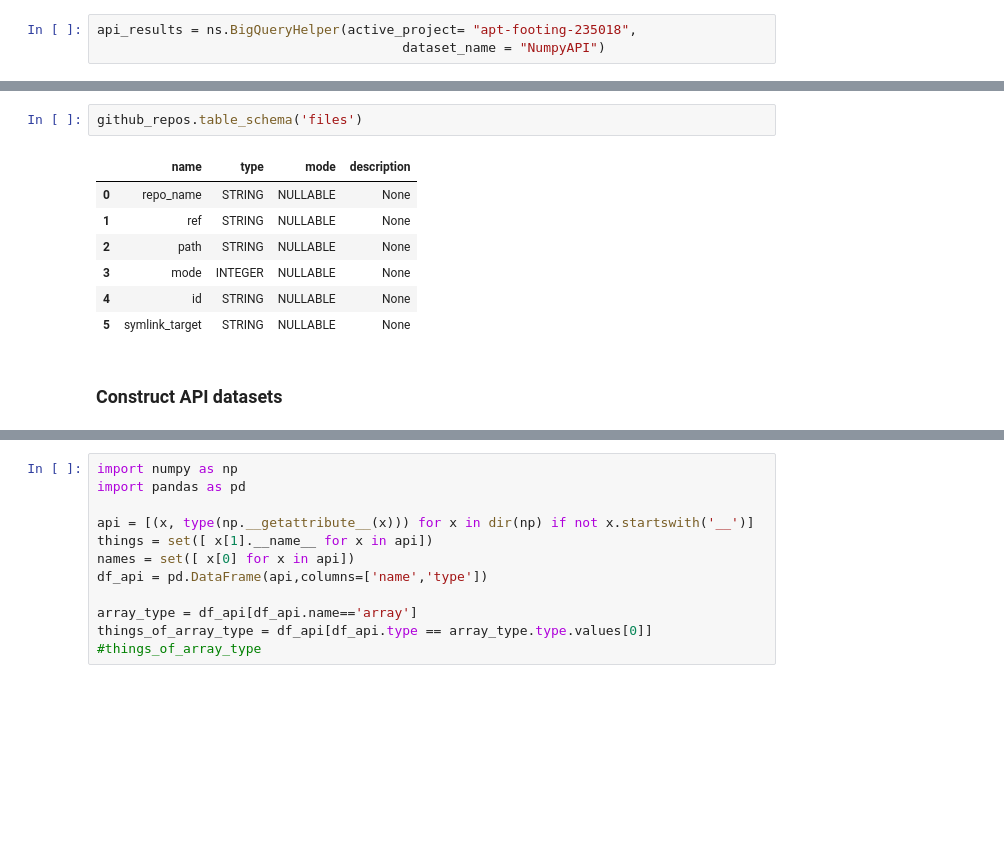
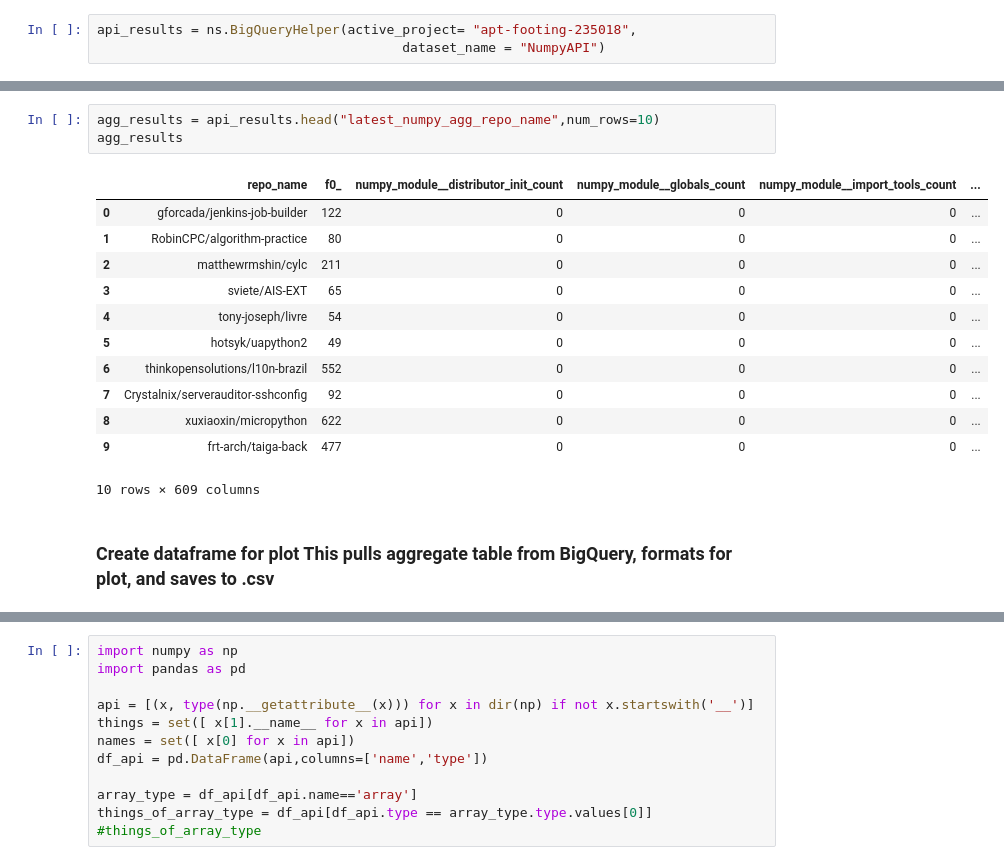
Before and after one commit to mpeaton/api_stats, a Jupyter notebook: api_stats/numpy_stats.ipynb, the cells around one changed output, grey strips where cells are left out. Cells and saved outputs as stored; diff of their text form; blank space fills up the shorter version.

```diff
--- a/api_stats/numpy_stats.ipynb
+++ b/api_stats/numpy_stats.ipynb
@@ -56,15 +79,21 @@ api_results.list_tables()
  'watched',
  'watched_python',
  'watched_sample_files']
-# %%
-github_repos.table_schema('files')
-# %% [output]
-|  | name | type | mode | description |
-| 0 | repo_name | STRING | NULLABLE | None |
-| 1 | ref | STRING | NULLABLE | None |
-| 2 | path | STRING | NULLABLE | None |
-| 3 | mode | INTEGER | NULLABLE | None |
-| 4 | id | STRING | NULLABLE | None |
-| 5 | symlink_target | STRING | NULLABLE | None |
-# %% [markdown]
-### Construct API datasets
+# %%
+agg_results = api_results.head("latest_numpy_agg_repo_name",num_rows=10)
+agg_results
+# %% [output]
+|  | repo_name | f0_ | numpy_module__distributor_init_count | numpy_module__globals_count | numpy_module__import_tools_count | ... |
+| 0 | gforcada/jenkins-job-builder | 122 | 0 | 0 | 0 | ... |
+| 1 | RobinCPC/algorithm-practice | 80 | 0 | 0 | 0 | ... |
+| 2 | matthewrmshin/cylc | 211 | 0 | 0 | 0 | ... |
+| 3 | sviete/AIS-EXT | 65 | 0 | 0 | 0 | ... |
+| 4 | tony-joseph/livre | 54 | 0 | 0 | 0 | ... |
+| 5 | hotsyk/uapython2 | 49 | 0 | 0 | 0 | ... |
+| 6 | thinkopensolutions/l10n-brazil | 552 | 0 | 0 | 0 | ... |
+| 7 | Crystalnix/serverauditor-sshconfig | 92 | 0 | 0 | 0 | ... |
+| 8 | xuxiaoxin/micropython | 622 | 0 | 0 | 0 | ... |
+| 9 | frt-arch/taiga-back | 477 | 0 | 0 | 0 | ... |
+10 rows × 609 columns
+# %% [markdown]
+### Create dataframe for plot  This pulls aggregate table from BigQuery, formats for plot, and saves to .csv
```
Also changed, not shown: parts of 24 cells of this notebook, 4 other files.
